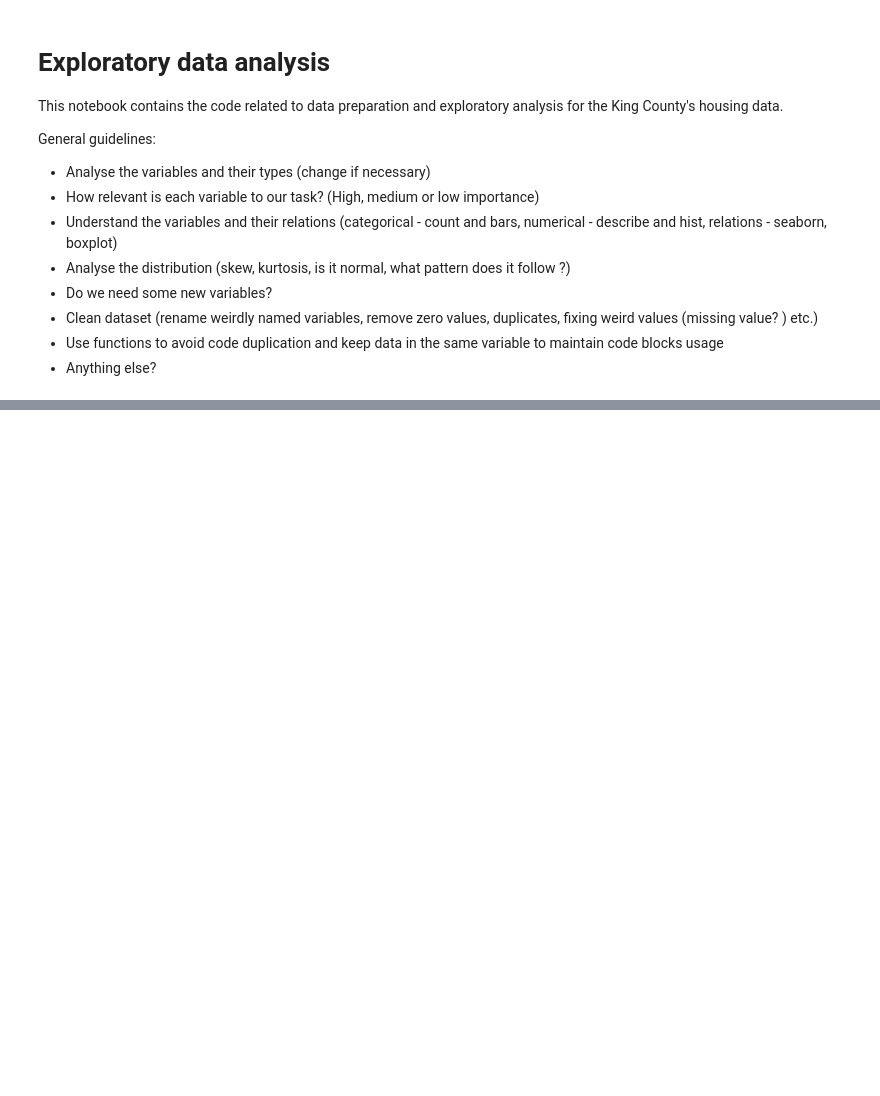
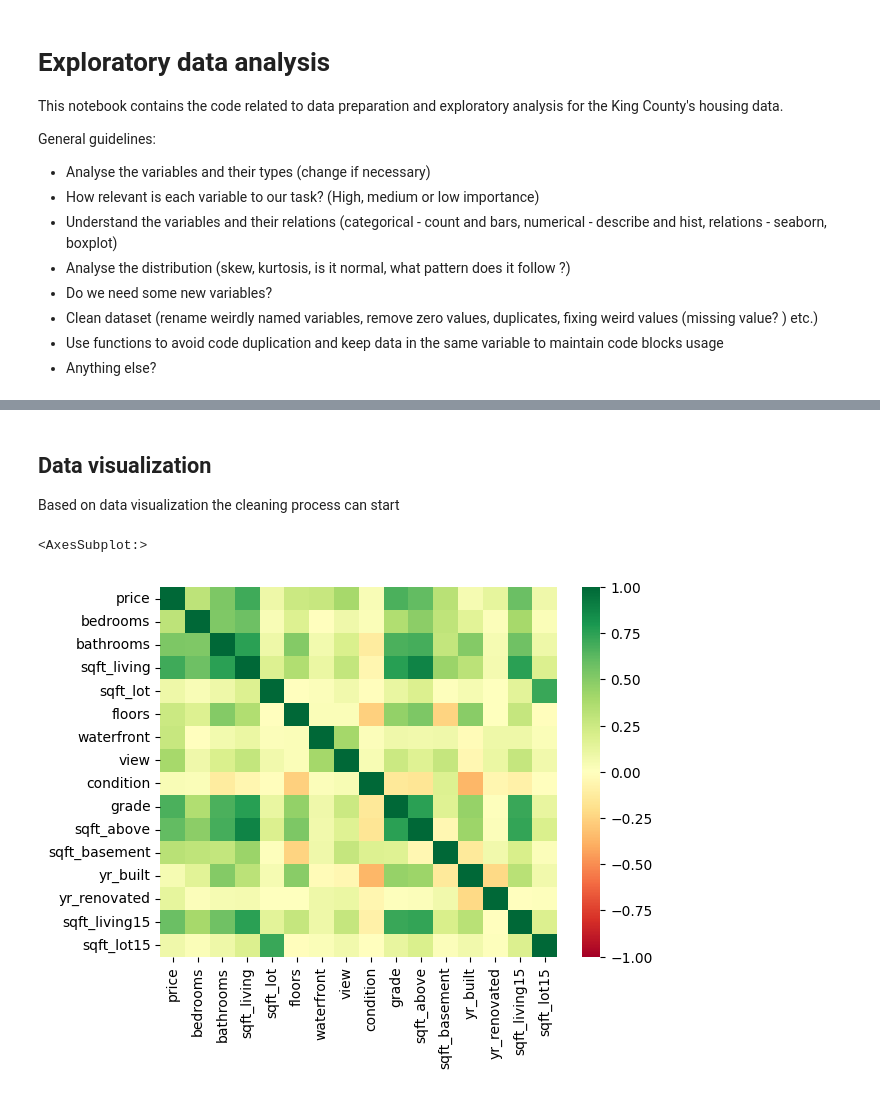
Before and after one commit to jb4414/BDMT_project_2022, a Jupyter notebook: data_preparation.ipynb, the cells around one changed output, grey strips where cells are left out. Saved outputs shown, nothing was run; the diff lists cells and outputs as text; code cells hidden in the pictures; blank space fills up the shorter version.

```diff
--- a/data_preparation.ipynb
+++ b/data_preparation.ipynb
@@ -47,0 +91,10 @@ Questions to answer:
+# %% [markdown]
+## Data visualization
+Based on data visualization the cleaning process can start
+# %%
+# Correlation between variables
+cor_mat = house_data[[i for i in house_data.columns.tolist() if i not in ['id', 'date', 'zipcode','lat', 'long']]].corr()
+sns.heatmap(cor_mat, vmin=-1, vmax=1, cmap='RdYlGn')
+# %% [output]
+<AxesSubplot:>
+[figure, added]
```
Also changed, not shown: parts of 9 cells of this notebook, 1 other file.
